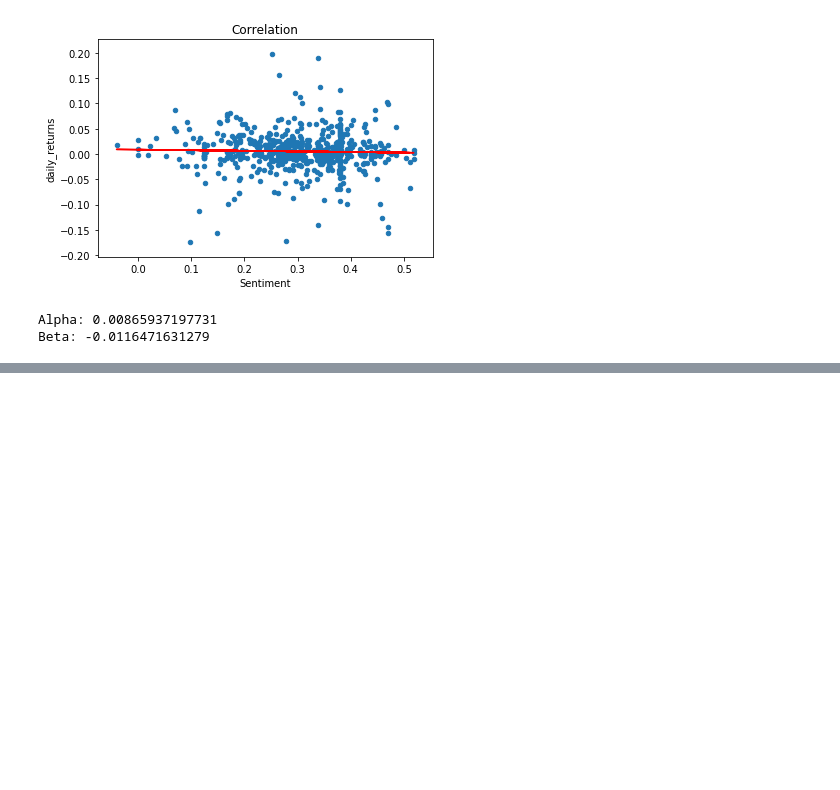
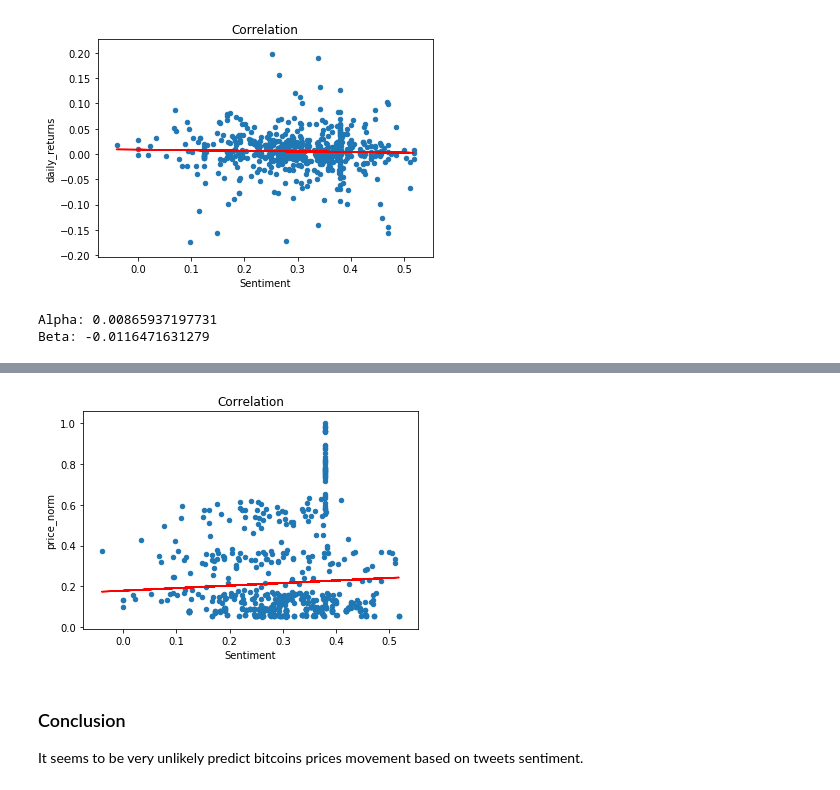
Before and after one commit to flamoedo/Bitcoin-sentiment-correlation, a Jupyter notebook: Bitcoin daily returns correlation.ipynb, the cells around one changed output, grey strips where cells are left out. Drawn from its saved outputs; the diff is of its cells as text; code cells hidden in the pictures; blank space fills up the shorter version.

```diff
--- a/Bitcoin daily returns correlation.ipynb
+++ b/Bitcoin daily returns correlation.ipynb
@@ -95,0 +100,12 @@ Beta: -0.0116471631279
+# %%
+datag['price_norm'] = datag['Price'] / datag['Price'].max()
+# %%
+datag.plot(kind='scatter', y='price_norm', x='Sentiment', title="Correlation")
+beta, alpha = np.polyfit(datag['Sentiment'], datag['price_norm'],1)
+plt.plot(datag['Sentiment'],beta*datag['Sentiment']+alpha,'-',color='r')
+plt.show()
+# %% [output]
+[figure, added]
+# %% [markdown]
+### Conclusion
+It seems to be very unlikely predict bitcoins prices movement based on tweets sentiment.
```
Also changed, not shown: parts of 2 cells of this notebook.
